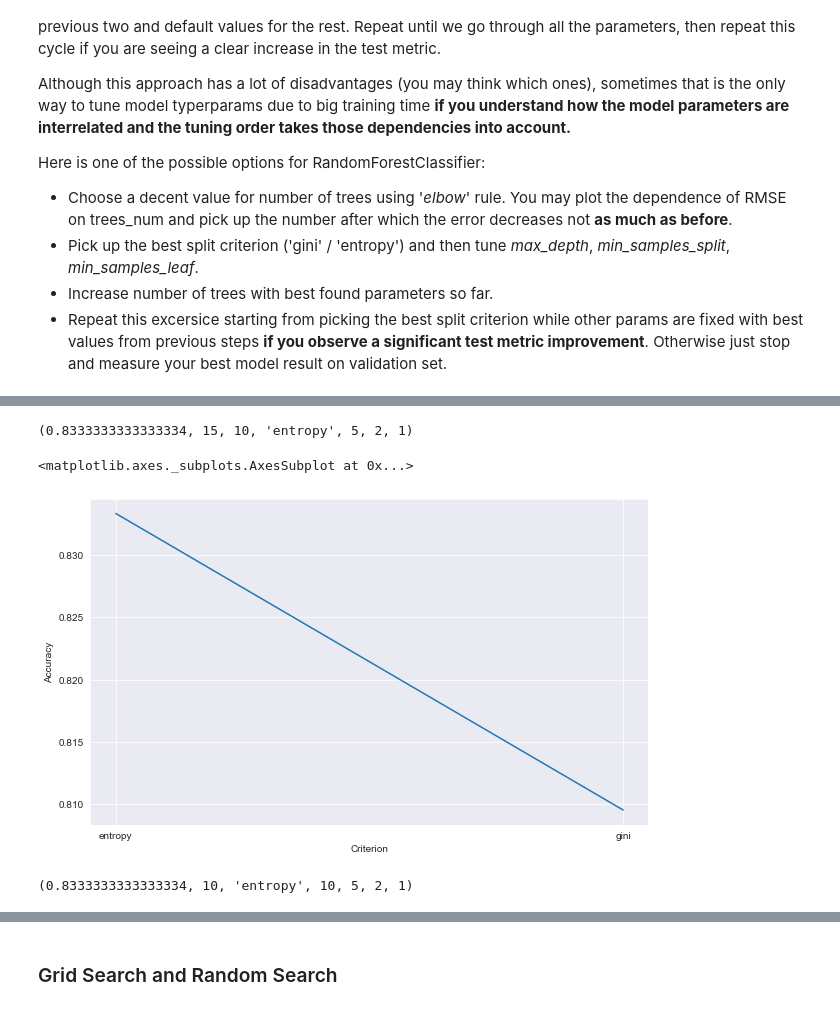
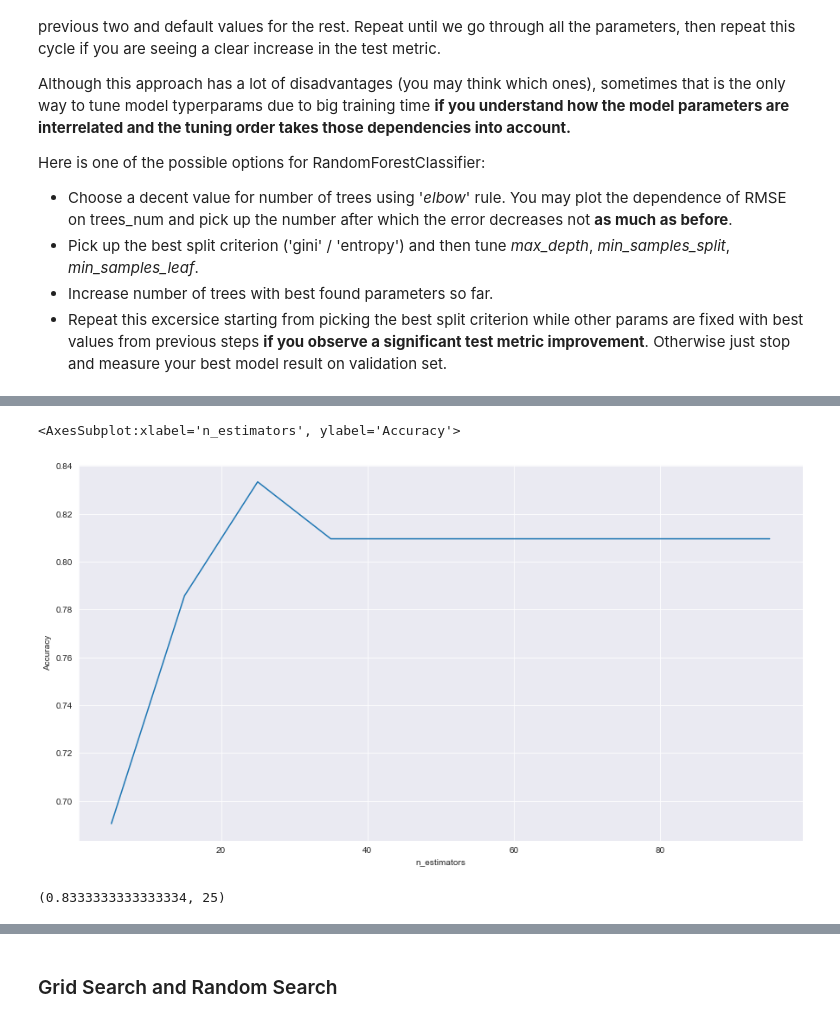
Before and after one commit to andapka/Rolling-Scopes-course, a Jupyter notebook: 6_Trees/trees_shchahlou.ipynb, the cells around one changed output, grey strips where cells are left out. Cells and saved outputs as stored; diff of their text form; code cells hidden in the pictures.

Commit message:
Trees updated

```diff
--- a/6_Trees/trees_shchahlou.ipynb
+++ b/6_Trees/trees_shchahlou.ipynb
@@ -582,16 +467,0 @@ np.max(accuracy_results), best_number, best_criterion, best_depth, best_min_samp
-# %%
-tree_numbers = [*range(5, 50, 5)]
-accuracy_results = []
-clf = RandomForestClassifier(criterion=best_criterion,
-                             max_depth = best_depth,
-                             min_samples_split = best_min_samples_split,
-                             min_samples_leaf = best_min_samples_leaf,
-                             random_state=42)
-for element in tree_numbers:
-    clf.set_params(n_estimators=element)
-    clf.fit(X_train, y_train)
-    y_pred = clf.predict(X_test)
-    accuracy_results.append(accuracy_score(y_test, y_pred))
-plt.figure(figsize=(10,6))
-accuracy_df = pd.DataFrame({'Trees': tree_numbers, 'Accuracy': accuracy_results})
-sns.lineplot(data=accuracy_df, x="Trees", y="Accuracy")
@@ -601,29 +468,16 @@ sns.lineplot(data=accuracy_df, x="Trees", y="Accuracy")
-# %%
-best_number_2 = tree_numbers[np.argmax(accuracy_results)]
-np.max(accuracy_results), best_number, best_number_2, best_criterion, best_depth, best_min_samples_split,  best_min_samples_leaf
-# %% [output]
-(0.8333333333333334, 15, 10, 'entropy', 5, 2, 1)
-# %%
-crit = ['gini', 'entropy']
-accuracy_results = []
-clf = RandomForestClassifier(n_estimators=best_number_2,
-                             max_depth = best_depth,
-                             min_samples_split = best_min_samples_split,
-                             min_samples_leaf = best_min_samples_leaf,
-                             random_state=42)
-for element in crit:
-    clf.set_params(criterion=element)
-    clf.fit(X_train, y_train)
-    y_pred = clf.predict(X_test)
-    accuracy_results.append(accuracy_score(y_test, y_pred))
-plt.figure(figsize=(10,6))
-accuracy_df = pd.DataFrame({'Criterion': crit, 'Accuracy': accuracy_results})
-sns.lineplot(data=accuracy_df, x="Criterion", y="Accuracy")
-# %% [output]
-<matplotlib.axes._subplots.AxesSubplot at 0x...>
-[figure, removed]
-# %%
-best_criterion_2 = tree_numbers[np.argmax(accuracy_results)]
-np.max(accuracy_results), best_number_2, best_criterion, best_criterion_2, best_depth, best_min_samples_split,  best_min_samples_leaf
-# %% [output]
-(0.8333333333333334, 10, 'entropy', 10, 5, 2, 1)
+# %%
+n_estimators = [*range(5, 100, 10)]
+accuracy_test = []
+accuracy_valid = []
+for element in n_estimators:
+    rfc = RandomForestClassifier(n_estimators=element, random_state=42)
+    rfc.fit(X_train, y_train)
+    y_pred_test = rfc.predict(X_test)
+    accuracy_test.append(accuracy_score(y_test, y_pred_test))
+# %%
+accuracy_df = pd.DataFrame({'n_estimators': n_estimators, 'Accuracy': accuracy_test})
+plt.figure(figsize=(15,8))
+sns.lineplot(data=accuracy_df, x="n_estimators", y="Accuracy")
+# %% [output]
+<AxesSubplot:xlabel='n_estimators', ylabel='Accuracy'>
+[figure, added]
@@ -629,0 +486,4 @@ np.max(accuracy_results), best_number_2, best_criterion, best_criterion_2, best_
+# %%
+np.max(accuracy_test), best_number
+# %% [output]
+(0.8333333333333334, 25)
```
Also changed, not shown: parts of 60 cells of this notebook, 1 other file.
